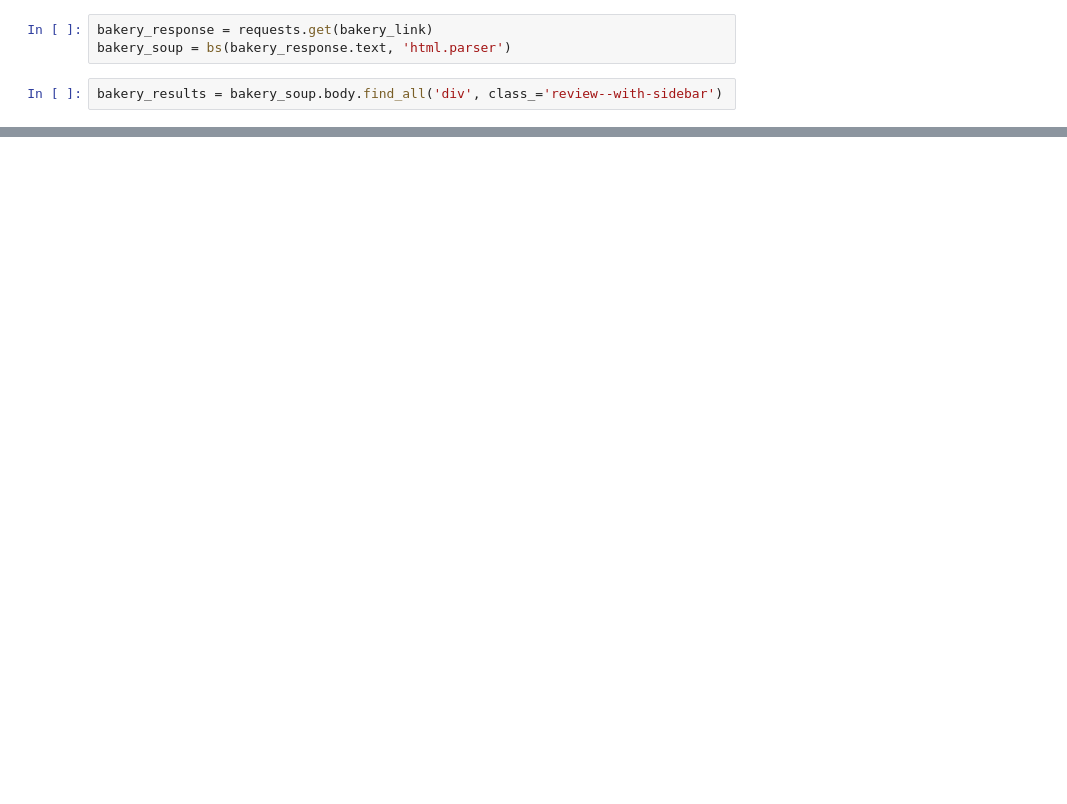
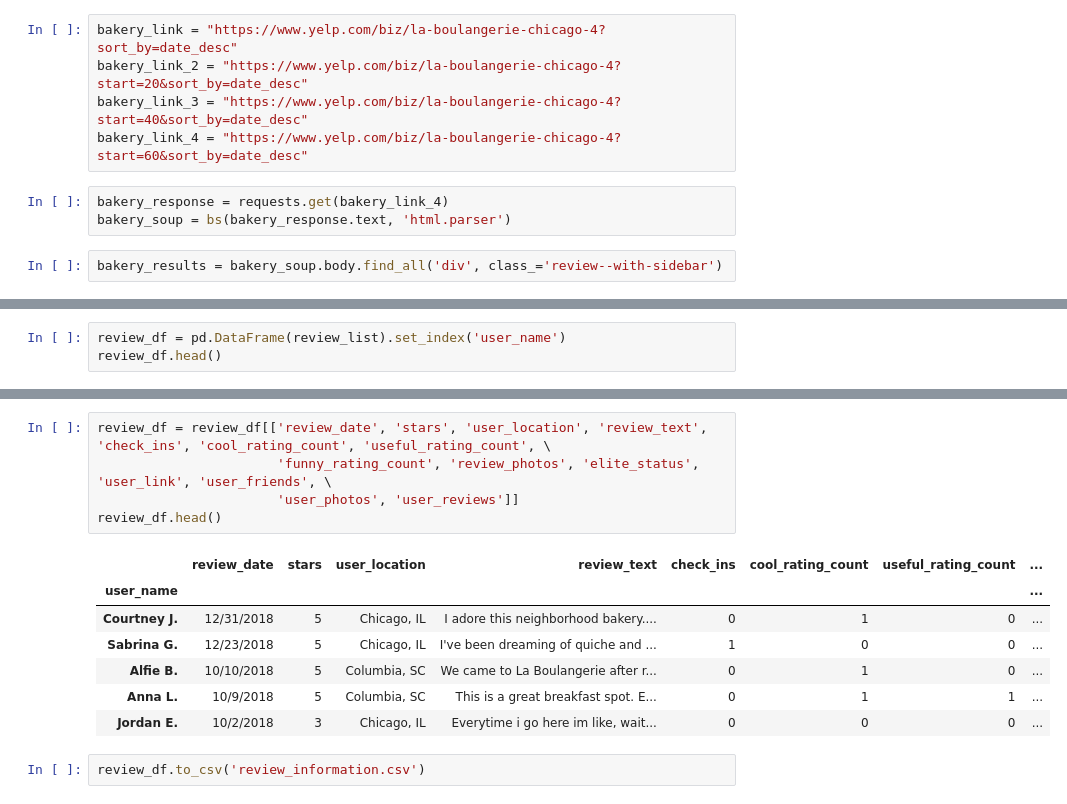
Before and after one commit to PoojaChopra123/pie_thon, a Jupyter notebook: jupyter notebooks/stacy_scratch.ipynb, the cells around one changed output, grey strips where cells are left out. Drawn from its saved outputs; the diff is of its cells as text; blank space fills up the shorter version.

Commit message:
pulled in all yelp review information for bakery

```diff
--- a/jupyter notebooks/stacy_scratch.ipynb
+++ b/jupyter notebooks/stacy_scratch.ipynb
@@ -210,5 +211,10 @@ browser = Browser('chrome', **executable_path, headless=False)
+# %%
+bakery_link = "https://www.yelp.com/biz/la-boulangerie-chicago-4?sort_by=date_desc"
+bakery_link_2 = "https://www.yelp.com/biz/la-boulangerie-chicago-4?start=20&sort_by=date_desc"
+bakery_link_3 = "https://www.yelp.com/biz/la-boulangerie-chicago-4?start=40&sort_by=date_desc"
+bakery_link_4 = "https://www.yelp.com/biz/la-boulangerie-chicago-4?start=60&sort_by=date_desc"
 # %%
-bakery_response = requests.get(bakery_link)
+bakery_response = requests.get(bakery_link_4)
 bakery_soup = bs(bakery_response.text, 'html.parser')
 # %%
 bakery_results = bakery_soup.body.find_all('div', class_='review--with-sidebar')
@@ -340,0 +391,3 @@ print(json.dumps(review_list, indent=4, sort_keys=True))
+# %%
+review_df = pd.DataFrame(review_list).set_index('user_name')
+review_df.head()
@@ -340,0 +410,15 @@ print(json.dumps(review_list, indent=4, sort_keys=True))
+# %%
+review_df = review_df[['review_date', 'stars', 'user_location', 'review_text', 'check_ins', 'cool_rating_count', 'useful_rating_count', \
+                       'funny_rating_count', 'review_photos', 'elite_status', 'user_link', 'user_friends', \
+                       'user_photos', 'user_reviews']]
+review_df.head()
+# %% [output]
+|  | review_date | stars | user_location | review_text | check_ins | cool_rating_count | useful_rating_count | ... |
+| user_name |  |  |  |  |  |  |  | ... |
+| Courtney J. | 12/31/2018 | 5 | Chicago, IL | I adore this neighborhood bakery.... | 0 | 1 | 0 | ... |
+| Sabrina G. | 12/23/2018 | 5 | Chicago, IL | I've been dreaming of quiche and ... | 1 | 0 | 0 | ... |
+| Alfie B. | 10/10/2018 | 5 | Columbia, SC | We came to La Boulangerie after r... | 0 | 1 | 0 | ... |
+| Anna L. | 10/9/2018 | 5 | Columbia, SC | This is a great breakfast spot. E... | 0 | 1 | 1 | ... |
+| Jordan E. | 10/2/2018 | 3 | Chicago, IL | Everytime i go here im like, wait... | 0 | 0 | 0 | ... |
+# %%
+review_df.to_csv('review_information.csv')
```
Also changed, not shown: parts of 8 cells of this notebook, 1 other file.
